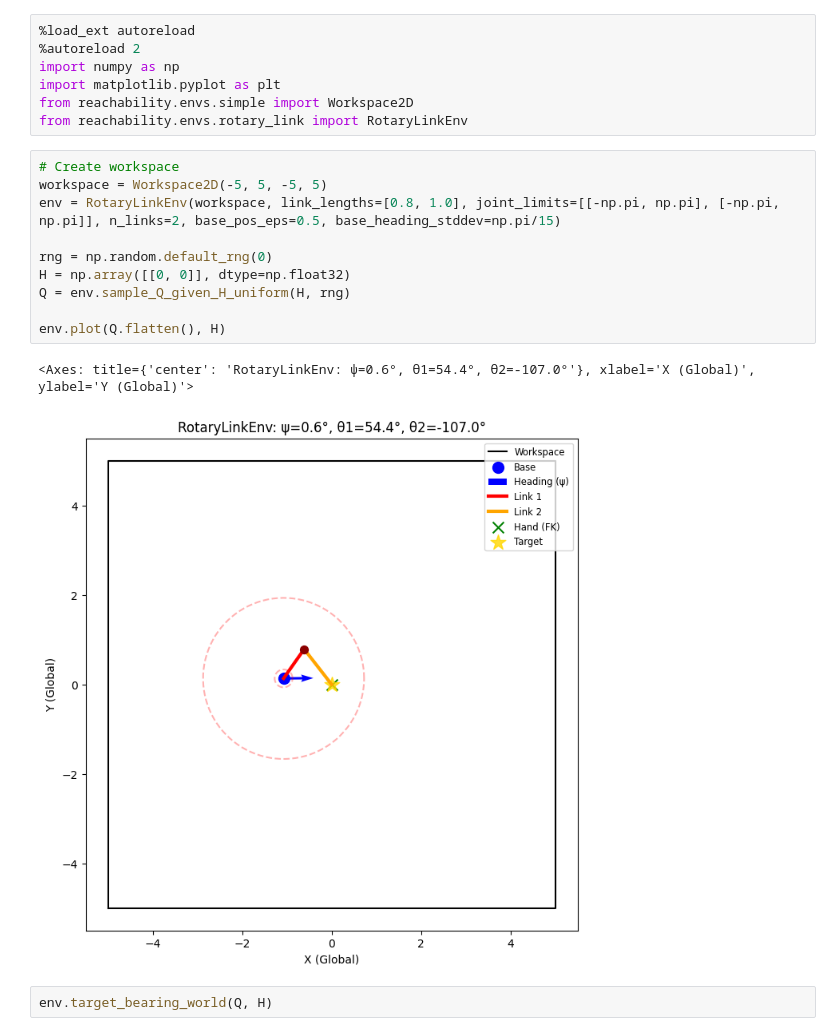
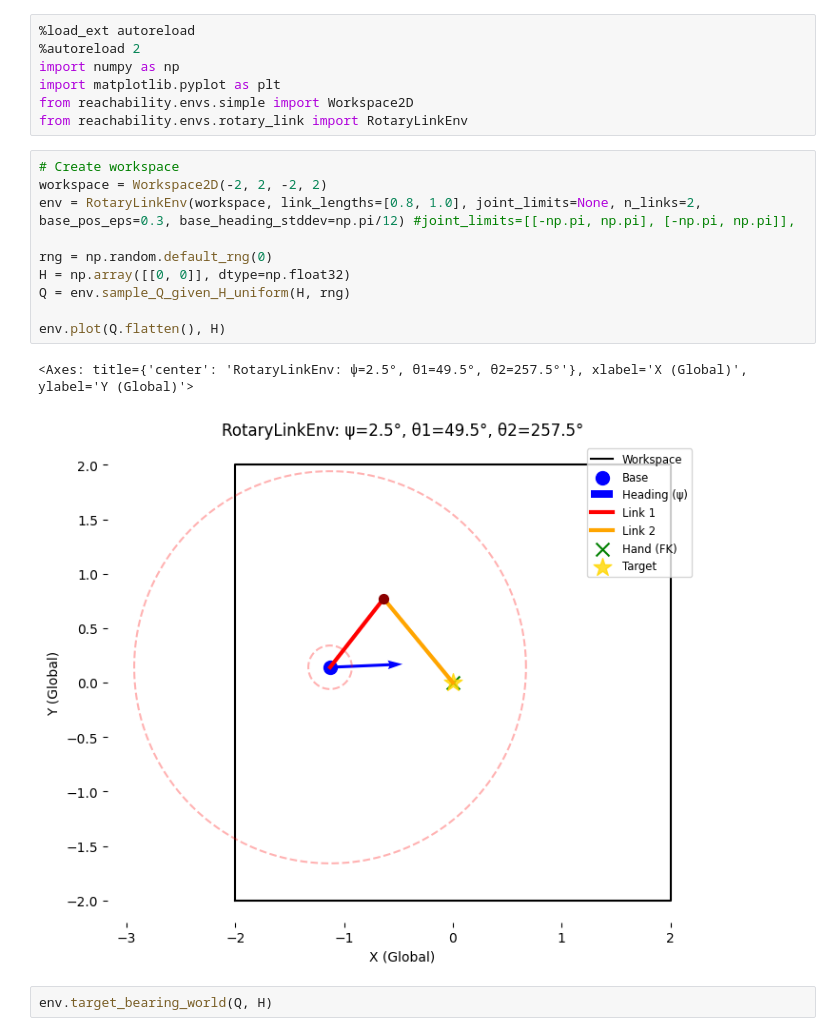
Before and after one commit to kyishanzh/reachability_tests, a Jupyter notebook: rotarylinkenv_test.ipynb, the cells around one changed output. Cells and saved outputs as stored; diff of their text form.

```diff
--- a/rotarylinkenv_test.ipynb
+++ b/rotarylinkenv_test.ipynb
@@ -7,17 +7,17 @@ from reachability.envs.simple import Workspace2D
 from reachability.envs.rotary_link import RotaryLinkEnv
 # %%
 # Create workspace
-workspace = Workspace2D(-5, 5, -5, 5)
-env = RotaryLinkEnv(workspace, link_lengths=[0.8, 1.0], joint_limits=[[-np.pi, np.pi], [-np.pi, np.pi]], n_links=2, base_pos_eps=0.5, base_heading_stddev=np.pi/15)
+workspace = Workspace2D(-2, 2, -2, 2)
+env = RotaryLinkEnv(workspace, link_lengths=[0.8, 1.0], joint_limits=None, n_links=2, base_pos_eps=0.3, base_heading_stddev=np.pi/12) #joint_limits=[[-np.pi, np.pi], [-np.pi, np.pi]],
 
 rng = np.random.default_rng(0)
 H = np.array([[0, 0]], dtype=np.float32)
 Q = env.sample_Q_given_H_uniform(H, rng)
 
 env.plot(Q.flatten(), H)
 # %% [output]
-<Axes: title={'center': 'RotaryLinkEnv: ψ=0.6°, θ1=54.4°, θ2=-107.0°'}, xlabel='X (Global)', ylabel='Y (Global)'>
+<Axes: title={'center': 'RotaryLinkEnv: ψ=2.5°, θ1=49.5°, θ2=257.5°'}, xlabel='X (Global)', ylabel='Y (Global)'>
-[figure, old version]
+[figure, new version]
 # %%
 env.target_bearing_world(Q, H)
 # %% [output]
```
Also changed, not shown: parts of 7 cells of this notebook, 6 other files.
